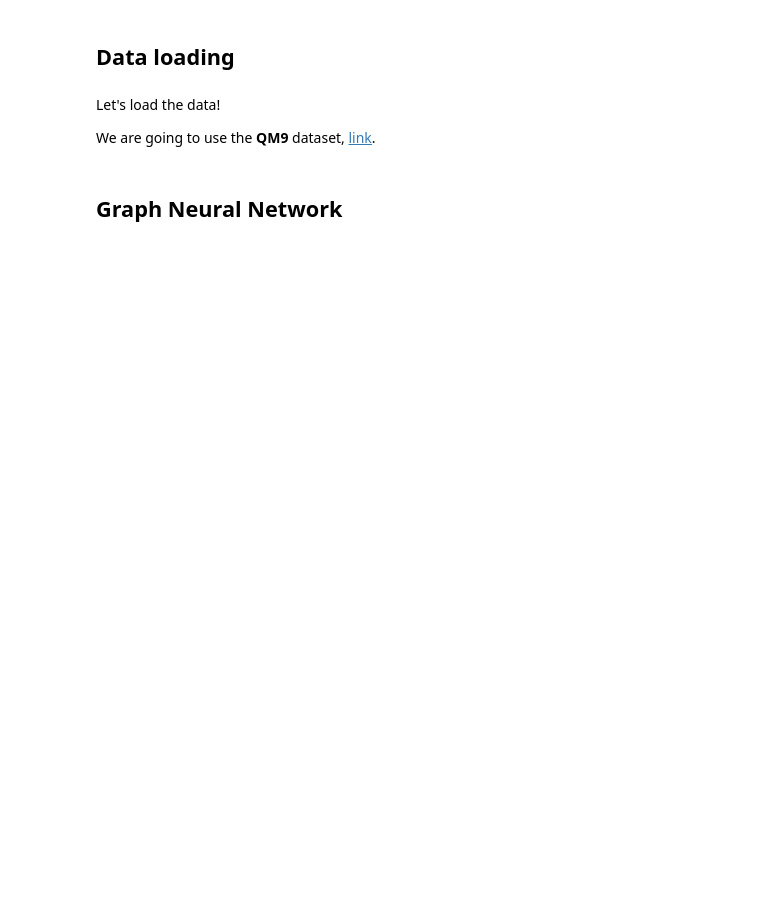
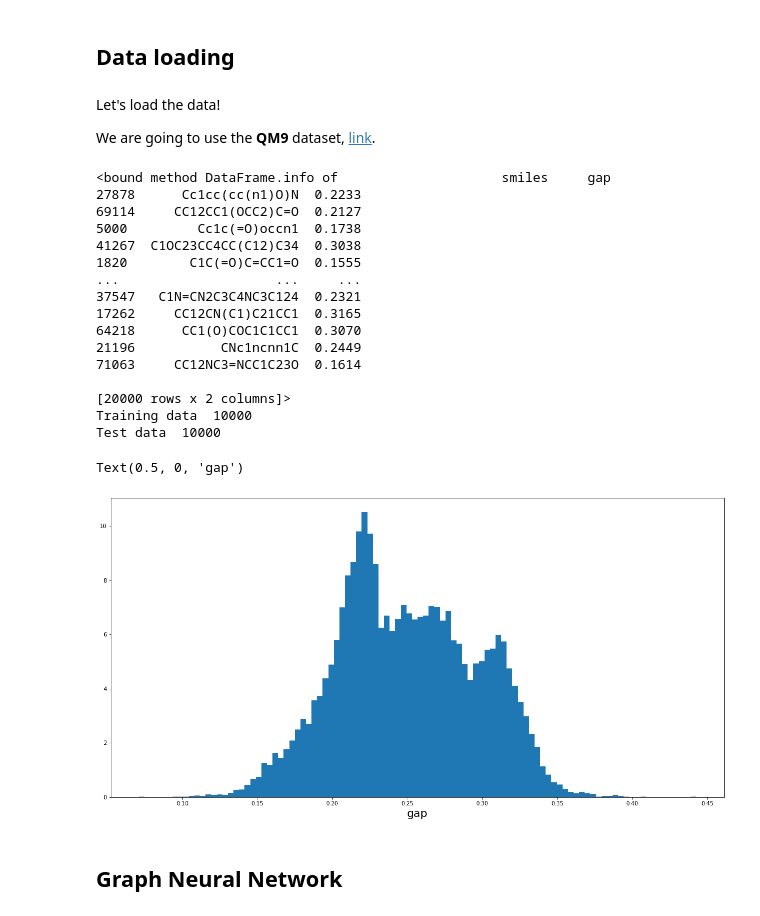
Before and after one commit to RodrigoAVargasHdz/CHEM-4PB3, a Jupyter notebook: Course_Notes/Week 12/intro_GNN.ipynb, the cells around one changed output. Cells and saved outputs as stored; diff of their text form; code cells hidden in the pictures; blank space fills up the shorter version.

```diff
--- a/Course_Notes/Week 12/intro_GNN.ipynb
+++ b/Course_Notes/Week 12/intro_GNN.ipynb
@@ -261,23 +332,42 @@ We are going to use the **QM9** dataset, [link](http://quantum-machine.org/datas
 # %%
 data_url = "https://github.com/RodrigoAVargasHdz/CHEM-4PB3/raw/main/Course_Notes/data/qm9.csv"
 data = pd.read_csv(data_url)
-data = data.sample(5000)
+data = data.sample(20000)
 data = data[['smiles','gap']]
 print(data.info)
 y_all = data['gap'].to_numpy()
 
 # Splitting DataFrame into training and test sets
 train_df, test_df = train_test_split(data, test_size=0.5, random_state=42)
 print('Training data ', len(train_df['smiles'].to_list()))
 print('Test data ', len(test_df['smiles'].to_list()))
 
 # x_smiles_all = data['smiles'].to_list()
 # y_all = data['gap'].to_numpy()
 # print(x_smiles_all[:10])
 
 plt.figure(figsize=(20,10))
 plt.hist(y_all,bins=100,density=True)
 plt.xlabel('gap',fontsize=20)
+# %% [output]
+<bound method DataFrame.info of                     smiles     gap
+27878      Cc1cc(cc(n1)O)N  0.2233
+69114     CC12CC1(OCC2)C=O  0.2127
+5000         Cc1c(=O)occn1  0.1738
+41267  C1OC23CC4CC(C12)C34  0.3038
+1820        C1C(=O)C=CC1=O  0.1555
+...                    ...     ...
+37547   C1N=CN2C3C4NC3C124  0.2321
+17262     CC12CN(C1)C21CC1  0.3165
+64218      CC1(O)COC1C1CC1  0.3070
+21196           CNc1ncnn1C  0.2449
+71063     CC12NC3=NCC1C23O  0.1614
+
+[20000 rows x 2 columns]>
+Training data  10000
+Test data  10000
+Text(0.5, 0, 'gap')
+[figure, added]
 # %%
 smiles_tr = train_df['smiles'].to_list()
 y_tr = train_df['gap'].to_numpy()
```
Also changed, not shown: parts of 15 cells of this notebook.
